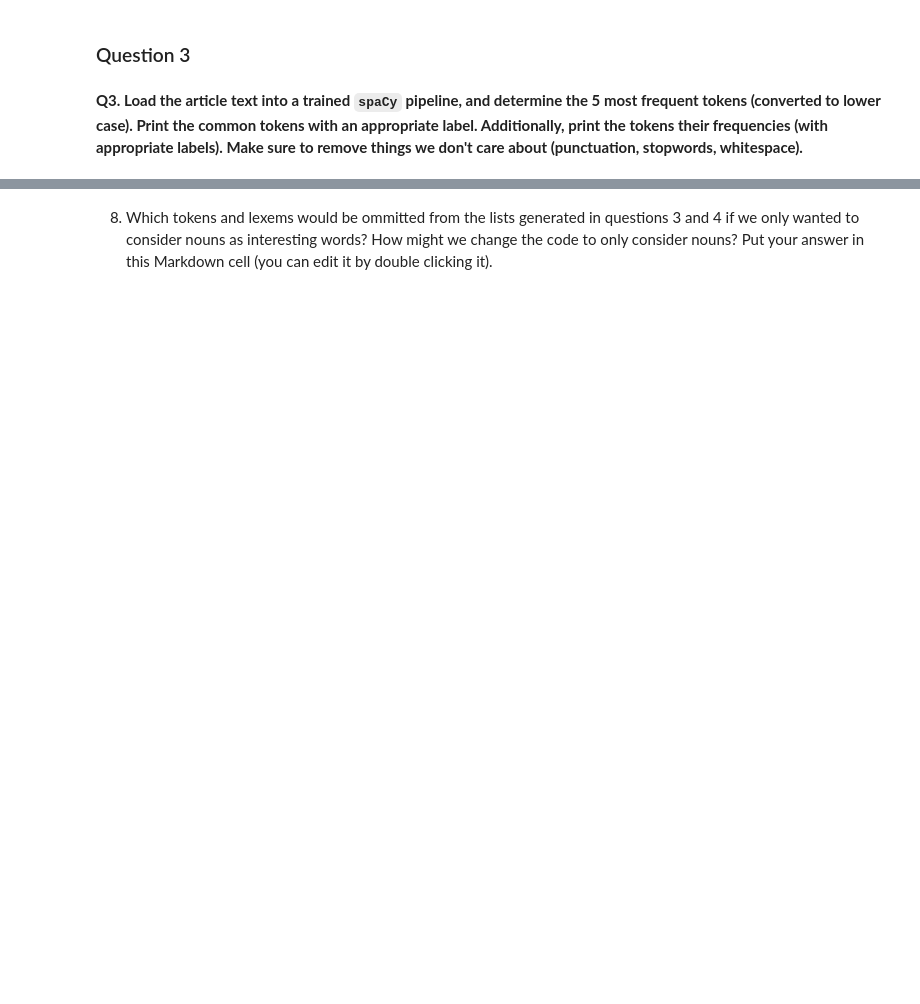
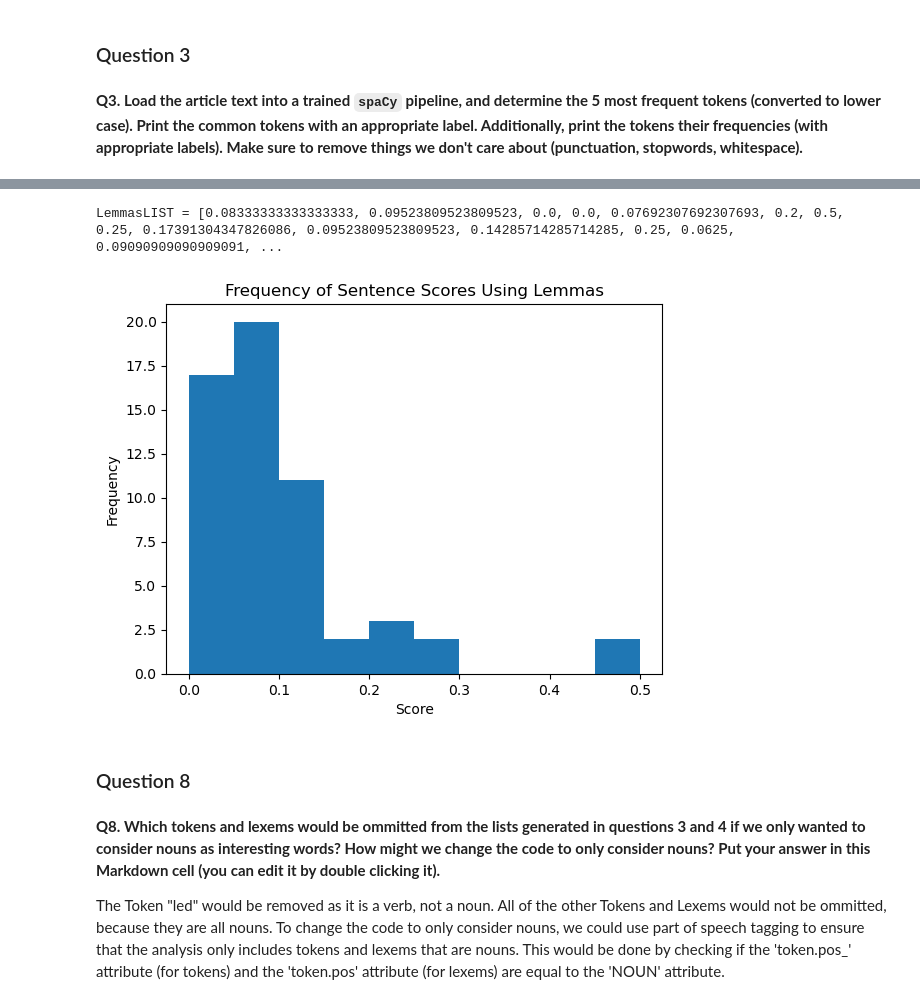
Before and after one commit to NaiemaElsaadi/web-sraping, a Jupyter notebook: web-scraping.ipynb, the cells around one changed output, grey strips where cells are left out. Saved outputs shown, nothing was run; the diff lists cells and outputs as text; code cells hidden in the pictures; blank space fills up the shorter version.

```diff
--- a/web-scraping.ipynb
+++ b/web-scraping.ipynb
@@ -157,0 +432,13 @@ You may find some of the code from the in class notes useful; feel free to use m
+# %%
+sentences = list(doc.sents) # Find Score Each Sentence
+for sentence in sentences:
+    count1= 0
+    for lemma in sentence:
+        if lemma.lemma_.lower() in best_lemmas:
+            count1+= 1
+    count2 = 0
+    for lemma in sentence:
+        if not(lemma.is_space or lemma.is_punct):
+            count2 += 1
+    sent_str = str(sentence).replace('\n','').replace('  ',' ')
+    print(count1/count2,':',sent_str)
@@ -158,2 +463,39 @@ You may find some of the code from the in class notes useful; feel free to use m
+# %%
+# Initialize list to store lemma scores
+lscores1 = []
+
+# Loop through each sentence to calculate lemma scores
+for sentence in sentences:
+    count1 = 0
+    for token in sentence:
+        if token.lemma_.lower() in best_lemmas:
+            count1 += 1
+
+    count2 = 0
+    for token in sentence:
+        if not (token.is_space or token.is_punct):
+            count2 += 1
+
+    # Calculate lemma score for the sentence
+    score = count1 / count2 if count2 > 0 else 0
+    lscores1.append(score)
+
+# Print the list of lemma scores
+print("LemmasLIST =", lscores1)
+# %% [output]
+LemmasLIST = [0.08333333333333333, 0.09523809523809523, 0.0, 0.0, 0.07692307692307693, 0.2, 0.5, 0.25, 0.17391304347826086, 0.09523809523809523, 0.14285714285714285, 0.25, 0.0625, 0.09090909090909091, ...
+# %%
+# Plot histogram
+plt.hist(lscores1)
+plt.title('Frequency of Sentence Scores Using Lemmas')
+plt.xlabel('Score')
+plt.ylabel('Frequency')
+plt.show()
+# %% [output]
+[figure, added]
+# %% [markdown]
+### Question 8
 # %% [markdown]
-8. Which tokens and lexems would be ommitted from the lists generated in questions 3 and 4 if we only wanted to consider nouns as interesting words?  How might we change the code to only consider nouns? Put your answer in this Markdown cell (you can edit it by double clicking it).
+<b>Q8. Which tokens and lexems would be ommitted from the lists generated in questions 3 and 4 if we only wanted to consider nouns as interesting words?  How might we change the code to only consider nouns? Put your answer in this Markdown cell (you can edit it by double clicking it).<br></b>
+
+ The Token "led" would be removed as it is a verb, not a noun. All of the other Tokens and Lexems would not be ommitted, because they are all nouns. To change the code to only consider nouns, we could use part of speech tagging to ensure that the analysis only includes tokens and lexems that are nouns. This would be done by checking if the 'token.pos_' attribute (for tokens) and the 'token.pos' attribute (for lexems) are equal to the 'NOUN' attribute.
```
Also changed, not shown: parts of 26 cells of this notebook, 4 other files.
